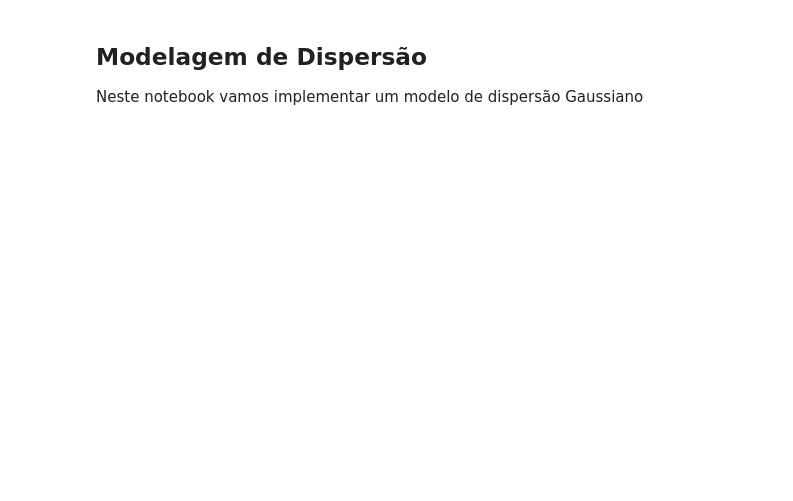
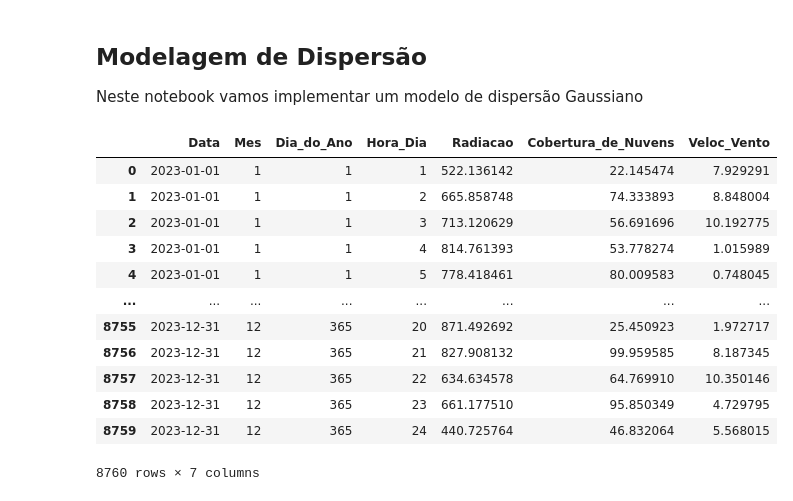
Before and after one commit to biancacsuganuma/ENS5173_202401, a Jupyter notebook: Atividade03.ipynb, the cells around one changed output. Cells and saved outputs as stored; diff of their text form; code cells hidden in the pictures; blank space fills up the shorter version.

```diff
--- a/Atividade03.ipynb
+++ b/Atividade03.ipynb
@@ -23,23 +23,38 @@ df_expandido['Hora_Dia'] = [hora for _ in range(len(df)) for hora in range(1, 25
 # %%
 # Parâmetros de aleatoriedade para radiação, cobertura de nuvens e velocidade do vento
 radMax = 1000
 radMin = 1
 
 cobertura_de_nuvensMax = 100
 cobertura_de_nuvensMin = 0
 
 veloc_ventoMax = 11.31
 veloc_ventoMin = 0
 
 # Número de linhas/número de datas
 n = df_expandido.shape[0]
 
 # Criar valores aleatórios
 radiacao = (radMax - radMin) * np.random.rand(n) + radMin
 cobertura_de_nuvens = (cobertura_de_nuvensMax - cobertura_de_nuvensMin) * np.random.rand(n) + cobertura_de_nuvensMin
 veloc_vento = (veloc_ventoMax - veloc_ventoMin) * np.random.rand(n) + veloc_ventoMin
 
 # Adicionar as colunas ao DataFrame
 df_expandido['Radiacao'] = radiacao
 df_expandido['Cobertura_de_Nuvens'] = cobertura_de_nuvens
 df_expandido['Veloc_Vento'] = veloc_vento
+df_expandido
+# %% [output]
+|  | Data | Mes | Dia_do_Ano | Hora_Dia | Radiacao | Cobertura_de_Nuvens | Veloc_Vento |
+| 0 | 2023-01-01 | 1 | 1 | 1 | 522.136142 | 22.145474 | 7.929291 |
+| 1 | 2023-01-01 | 1 | 1 | 2 | 665.858748 | 74.333893 | 8.848004 |
+| 2 | 2023-01-01 | 1 | 1 | 3 | 713.120629 | 56.691696 | 10.192775 |
+| 3 | 2023-01-01 | 1 | 1 | 4 | 814.761393 | 53.778274 | 1.015989 |
+| 4 | 2023-01-01 | 1 | 1 | 5 | 778.418461 | 80.009583 | 0.748045 |
+| ... | ... | ... | ... | ... | ... | ... | ... |
+| 8755 | 2023-12-31 | 12 | 365 | 20 | 871.492692 | 25.450923 | 1.972717 |
+| 8756 | 2023-12-31 | 12 | 365 | 21 | 827.908132 | 99.959585 | 8.187345 |
+| 8757 | 2023-12-31 | 12 | 365 | 22 | 634.634578 | 64.769910 | 10.350146 |
+| 8758 | 2023-12-31 | 12 | 365 | 23 | 661.177510 | 95.850349 | 4.729795 |
+| 8759 | 2023-12-31 | 12 | 365 | 24 | 440.725764 | 46.832064 | 5.568015 |
+8760 rows × 7 columns
```
Also changed, not shown: parts of 20 cells of this notebook, 5 other files.
